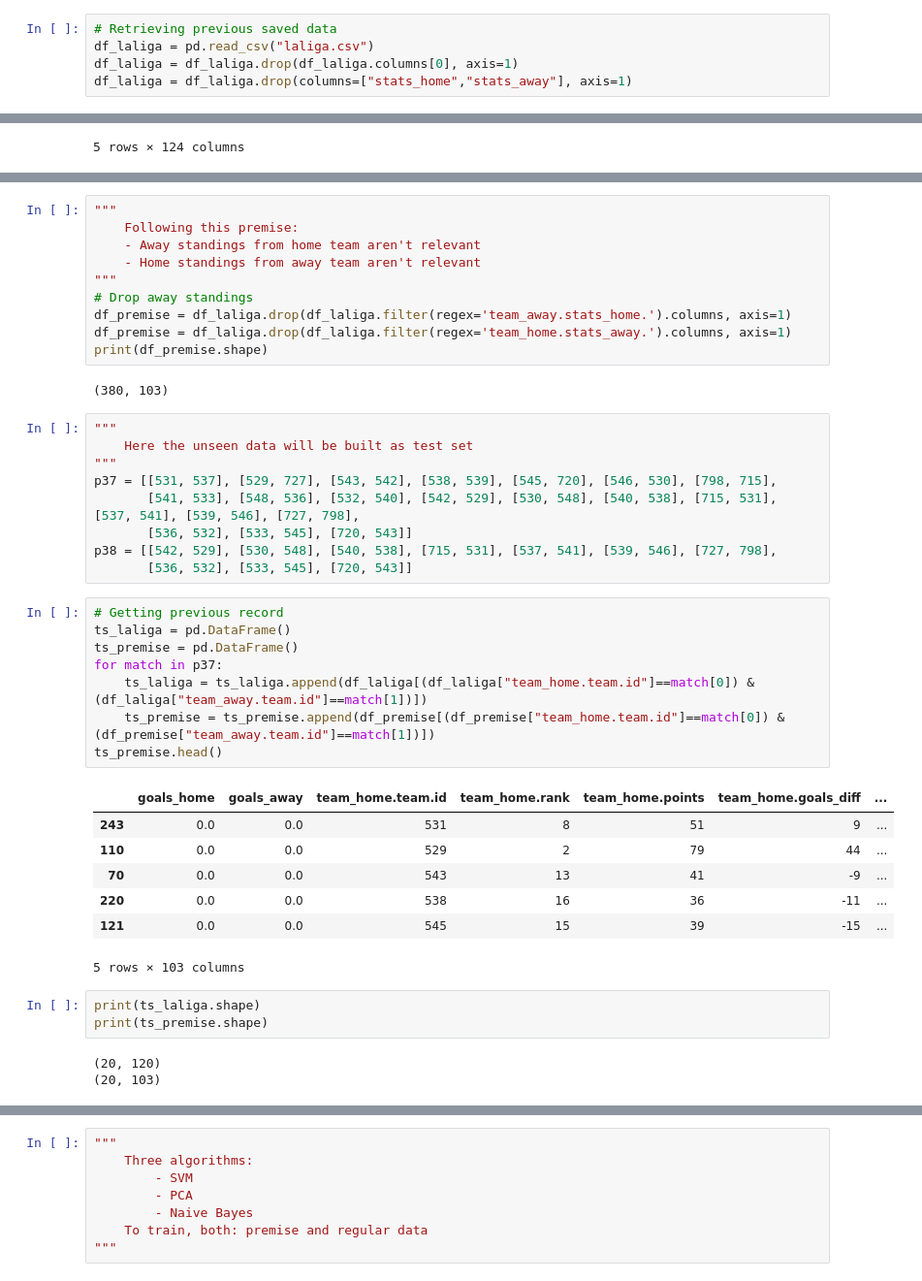
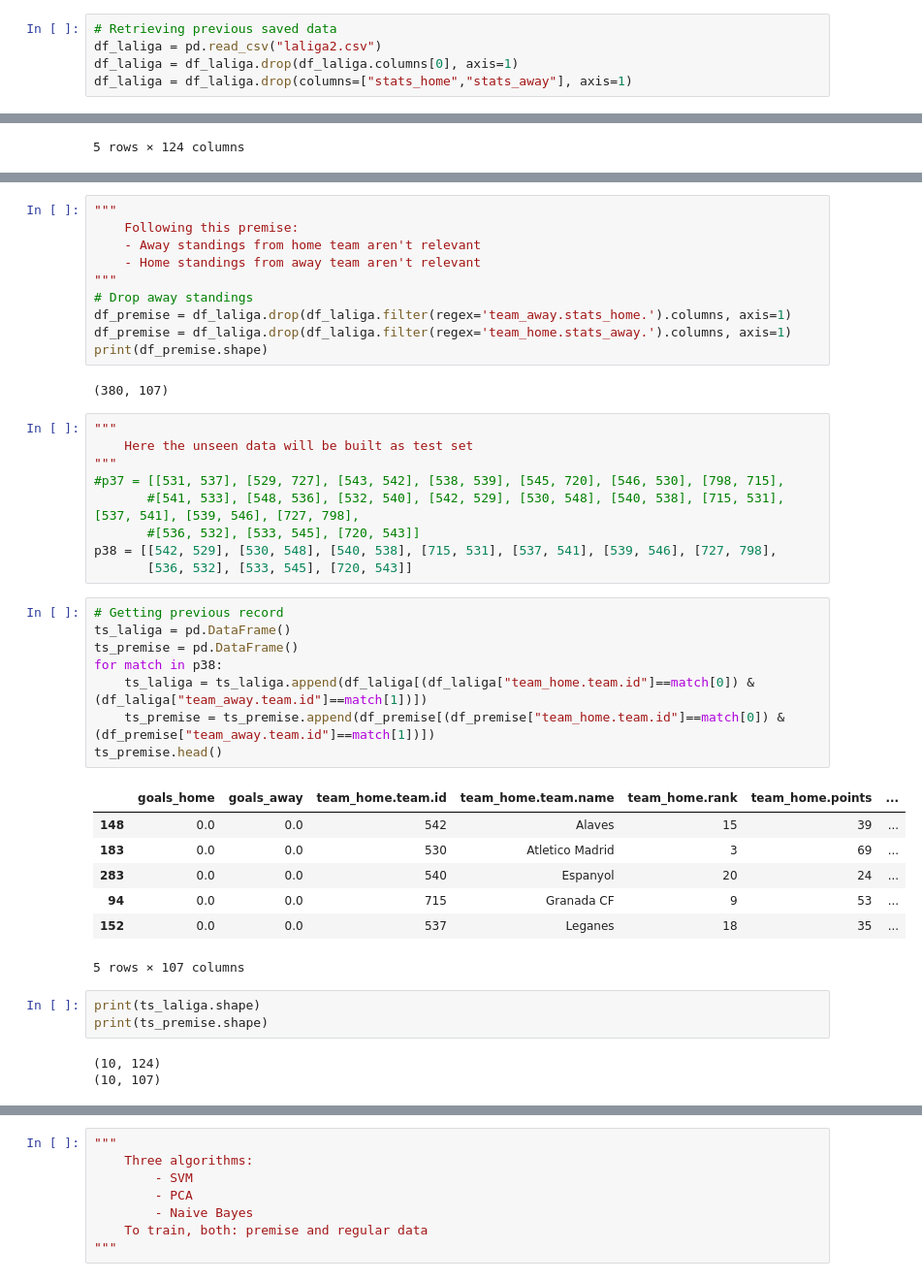
Before and after one commit to clarismiranda/Statsfootball, a Jupyter notebook: trainingmodel_es.ipynb, the cells around one changed output, grey strips where cells are left out. Shown at 97% size. Cells and saved outputs as stored; diff of their text form.

```diff
--- a/trainingmodel_es.ipynb
+++ b/trainingmodel_es.ipynb
@@ -10,7 +11,7 @@ import numpy as np
 import pandas as pd
 # %%
 # Retrieving previous saved data
-df_laliga = pd.read_csv("laliga.csv")
+df_laliga = pd.read_csv("laliga2.csv")
 df_laliga = df_laliga.drop(df_laliga.columns[0], axis=1)
 df_laliga = df_laliga.drop(columns=["stats_home","stats_away"], axis=1)
 # %%
@@ -165,35 +159,35 @@ df_premise = df_laliga.drop(df_laliga.filter(regex='team_away.stats_home.').colu
 df_premise = df_laliga.drop(df_laliga.filter(regex='team_home.stats_away.').columns, axis=1)
 print(df_premise.shape)
 # %% [output]
-(380, 103)
+(380, 107)
 # %%
 """
     Here the unseen data will be built as test set
 """
-p37 = [[531, 537], [529, 727], [543, 542], [538, 539], [545, 720], [546, 530], [798, 715],
-       [541, 533], [548, 536], [532, 540], [542, 529], [530, 548], [540, 538], [715, 531], [537, 541], [539, 546], [727, 798],
-       [536, 532], [533, 545], [720, 543]]
+#p37 = [[531, 537], [529, 727], [543, 542], [538, 539], [545, 720], [546, 530], [798, 715],
+       #[541, 533], [548, 536], [532, 540], [542, 529], [530, 548], [540, 538], [715, 531], [537, 541], [539, 546], [727, 798],
+       #[536, 532], [533, 545], [720, 543]]
 p38 = [[542, 529], [530, 548], [540, 538], [715, 531], [537, 541], [539, 546], [727, 798],
        [536, 532], [533, 545], [720, 543]]
 # %%
 # Getting previous record
 ts_laliga = pd.DataFrame()
 ts_premise = pd.DataFrame()
-for match in p37:
+for match in p38:
     ts_laliga = ts_laliga.append(df_laliga[(df_laliga["team_home.team.id"]==match[0]) & (df_laliga["team_away.team.id"]==match[1])])
     ts_premise = ts_premise.append(df_premise[(df_premise["team_home.team.id"]==match[0]) & (df_premise["team_away.team.id"]==match[1])])
 ts_premise.head()
 # %% [output]
-|  | goals_home | goals_away | team_home.team.id | team_home.rank | team_home.points | team_home.goals_diff | ... |
-| 243 | 0.0 | 0.0 | 531 | 8 | 51 | 9 | ... |
-| 110 | 0.0 | 0.0 | 529 | 2 | 79 | 44 | ... |
-| 70 | 0.0 | 0.0 | 543 | 13 | 41 | -9 | ... |
-| 220 | 0.0 | 0.0 | 538 | 16 | 36 | -11 | ... |
-| 121 | 0.0 | 0.0 | 545 | 15 | 39 | -15 | ... |
+|  | goals_home | goals_away | team_home.team.id | team_home.team.name | team_home.rank | team_home.points | ... |
+| 148 | 0.0 | 0.0 | 542 | Alaves | 15 | 39 | ... |
+| 183 | 0.0 | 0.0 | 530 | Atletico Madrid | 3 | 69 | ... |
+| 283 | 0.0 | 0.0 | 540 | Espanyol | 20 | 24 | ... |
+| 94 | 0.0 | 0.0 | 715 | Granada CF | 9 | 53 | ... |
+| 152 | 0.0 | 0.0 | 537 | Leganes | 18 | 35 | ... |
-5 rows × 103 columns
+5 rows × 107 columns
 # %%
 print(ts_laliga.shape)
 print(ts_premise.shape)
 # %% [output]
-(20, 120)
-(20, 103)
+(10, 124)
+(10, 107)
```
Also changed, not shown: parts of 33 cells of this notebook, 4 other files.
